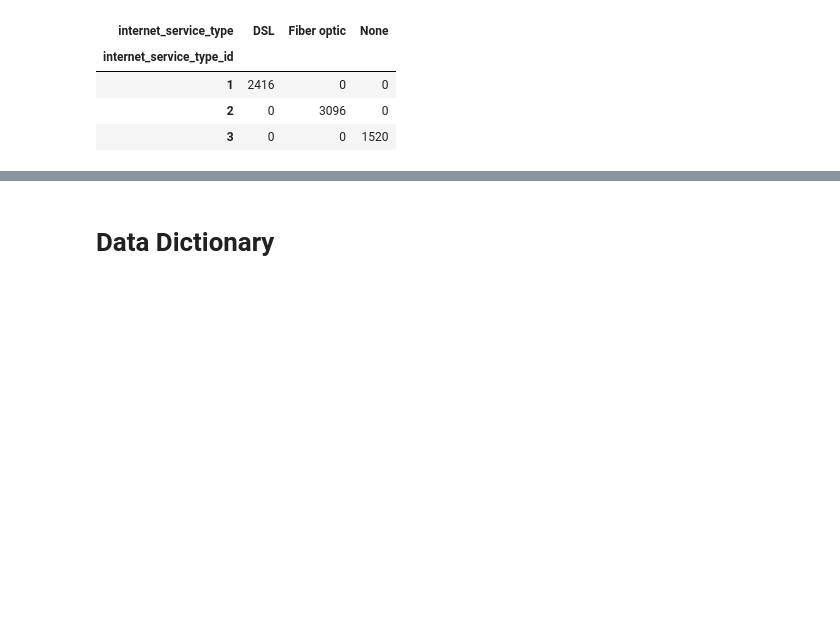
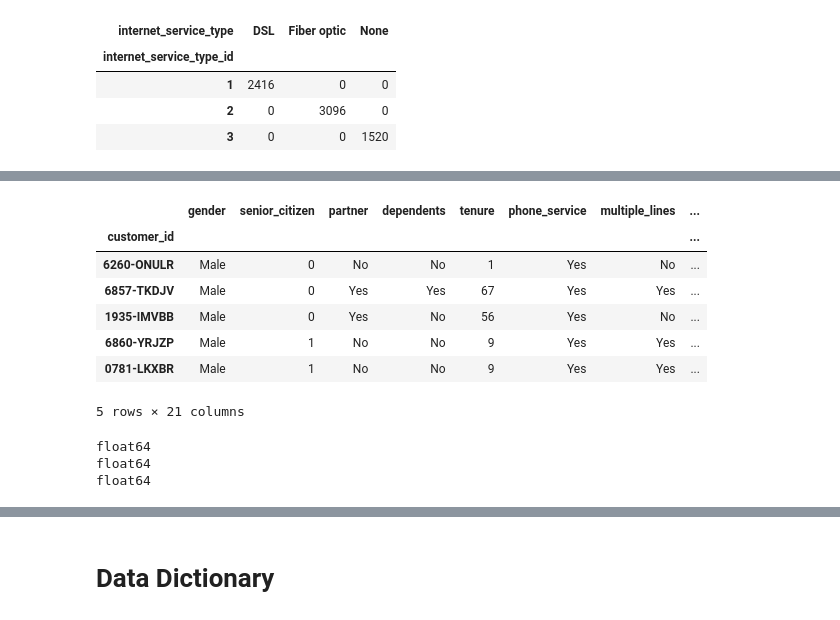
Before and after one commit to Segura-Jorge/project_classification, a Jupyter notebook: non_final_Project_classification.ipynb, the cells around one changed output, grey strips where cells are left out. Drawn from its saved outputs; the diff is of its cells as text; code cells hidden in the pictures; blank space fills up the shorter version.

```diff
--- a/non_final_Project_classification.ipynb
+++ b/non_final_Project_classification.ipynb
@@ -395,0 +413,19 @@ telco.head()
+# %%
+train.head()
+# %% [output]
+|  | gender | senior_citizen | partner | dependents | tenure | phone_service | multiple_lines | ... |
+| customer_id |  |  |  |  |  |  |  | ... |
+| 6260-ONULR | Male | 0 | No | No | 1 | Yes | No | ... |
+| 6857-TKDJV | Male | 0 | Yes | Yes | 67 | Yes | Yes | ... |
+| 1935-IMVBB | Male | 0 | Yes | No | 56 | Yes | No | ... |
+| 6860-YRJZP | Male | 1 | No | No | 9 | Yes | Yes | ... |
+| 0781-LKXBR | Male | 1 | No | No | 9 | Yes | Yes | ... |
+5 rows × 21 columns
+# %%
+print(train['total_charges'].dtype)
+print(val['total_charges'].dtype)
+print(test['total_charges'].dtype)
+# %% [output]
+float64
+float64
+float64
```
Also changed, not shown: parts of 12 cells of this notebook, 1 other file.
